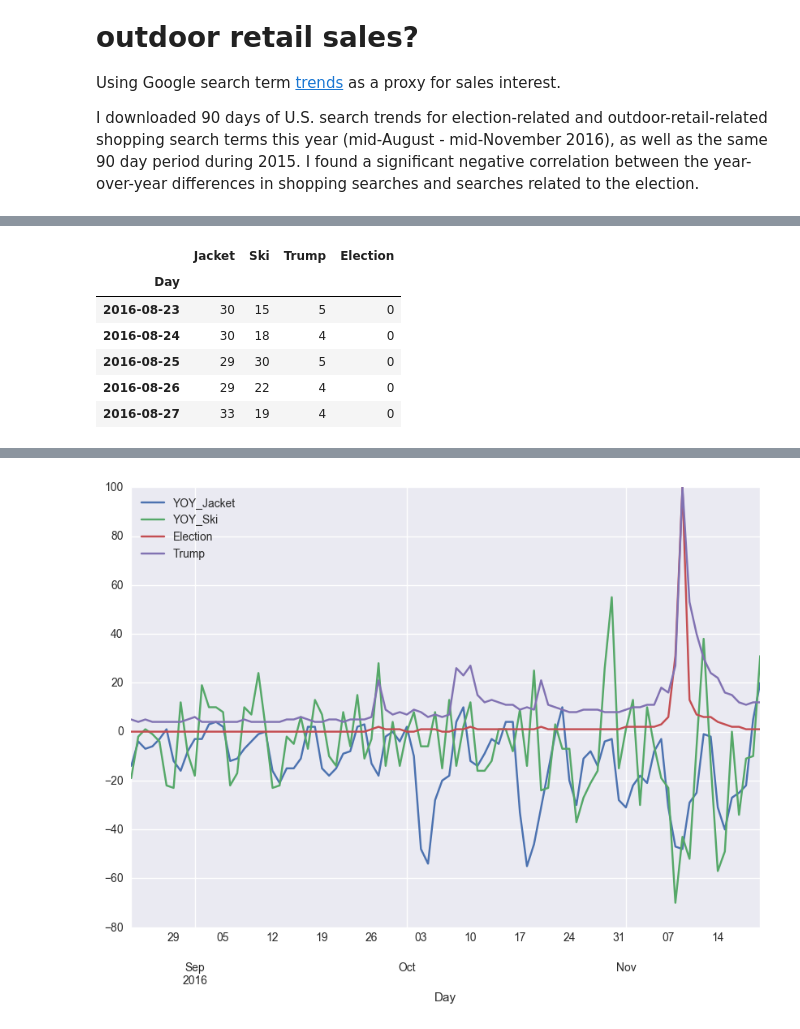
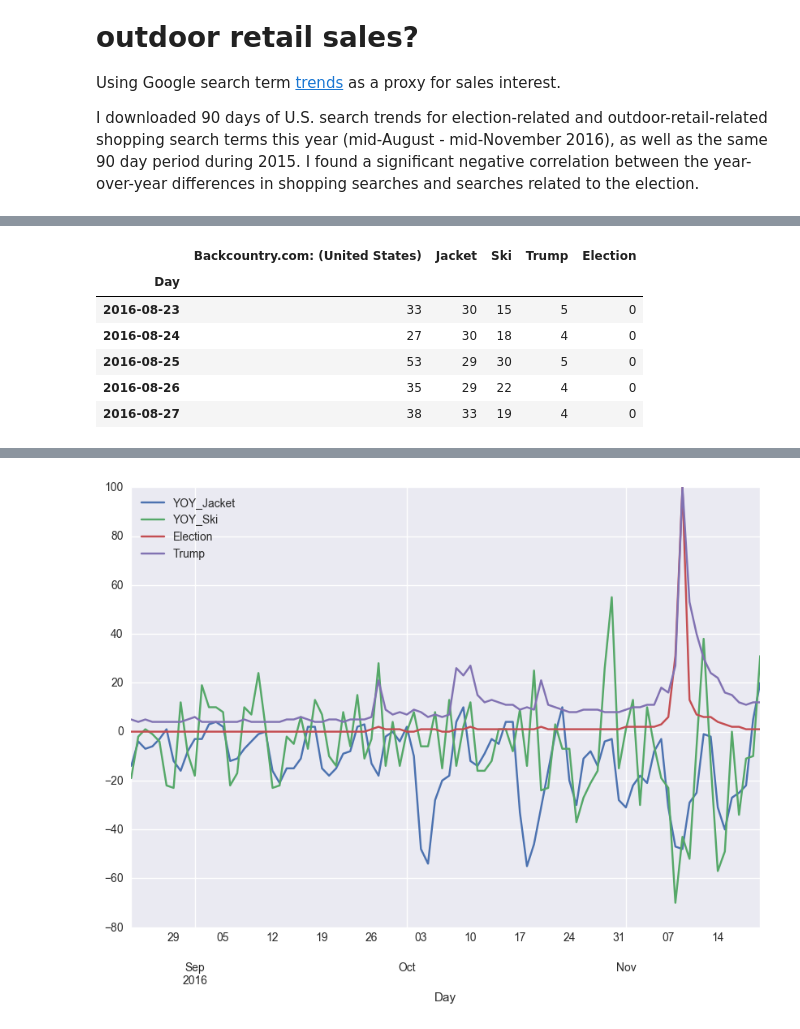
Before and after one commit to jesford/google-trends-analysis, a Jupyter notebook: election-vs-shopping.ipynb, the cells around one changed output, grey strips where cells are left out. Drawn from its saved outputs; the diff is of its cells as text; code cells hidden in the pictures.

Commit message:
Clean-up renaming columns

```diff
--- a/election-vs-shopping.ipynb
+++ b/election-vs-shopping.ipynb
@@ -23,26 +24,25 @@ filenames
 # %%
 df = pd.read_csv(filenames[0], skiprows=1)
 df.index = pd.to_datetime(df.Day)
 df.drop('Day', axis=1, inplace=True)
 
 for f in filenames[1:]:
     df_temp = pd.read_csv(f, skiprows=1)
     df[df_temp.columns[1]] = df_temp[df_temp.columns[1]].values
 
-df.rename(columns={'Backcountry.com: (United States)': 'Backcountry',
-                   'Jacket: (United States)': 'Jacket',
+df.rename(columns={'Jacket: (United States)': 'Jacket',
                    'Ski: (United States)': 'Ski',
                    'US Presidential Election 2016: (United States)': 'Election',
                    'trump: (United States)': 'Trump'}, inplace=True)
 df.head()
 # %% [output]
-|  | Jacket | Ski | Trump | Election |
-| Day |  |  |  |  |
-| 2016-08-23 | 30 | 15 | 5 | 0 |
-| 2016-08-24 | 30 | 18 | 4 | 0 |
-| 2016-08-25 | 29 | 30 | 5 | 0 |
-| 2016-08-26 | 29 | 22 | 4 | 0 |
-| 2016-08-27 | 33 | 19 | 4 | 0 |
+|  | Backcountry.com: (United States) | Jacket | Ski | Trump | Election |
+| Day |  |  |  |  |  |
+| 2016-08-23 | 33 | 30 | 15 | 5 | 0 |
+| 2016-08-24 | 27 | 30 | 18 | 4 | 0 |
+| 2016-08-25 | 53 | 29 | 30 | 5 | 0 |
+| 2016-08-26 | 35 | 29 | 22 | 4 | 0 |
+| 2016-08-27 | 38 | 33 | 19 | 4 | 0 |
 # %%
 # 2015 data - 90 day search trends
 filenames = glob.glob('google_trends_data/*2015.csv')
```
Also changed, not shown: parts of 3 cells of this notebook.
